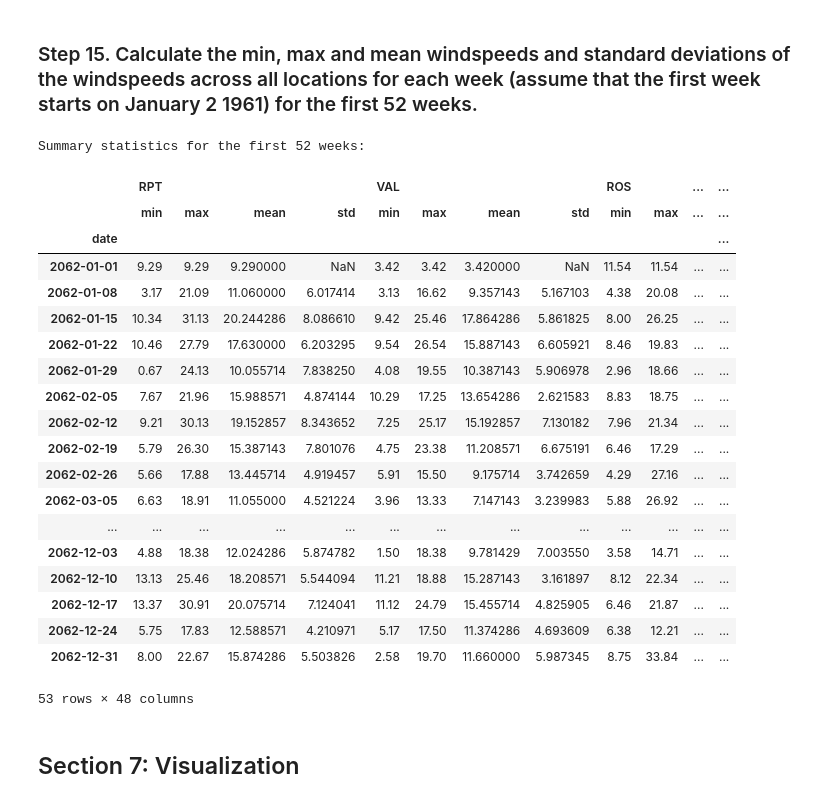
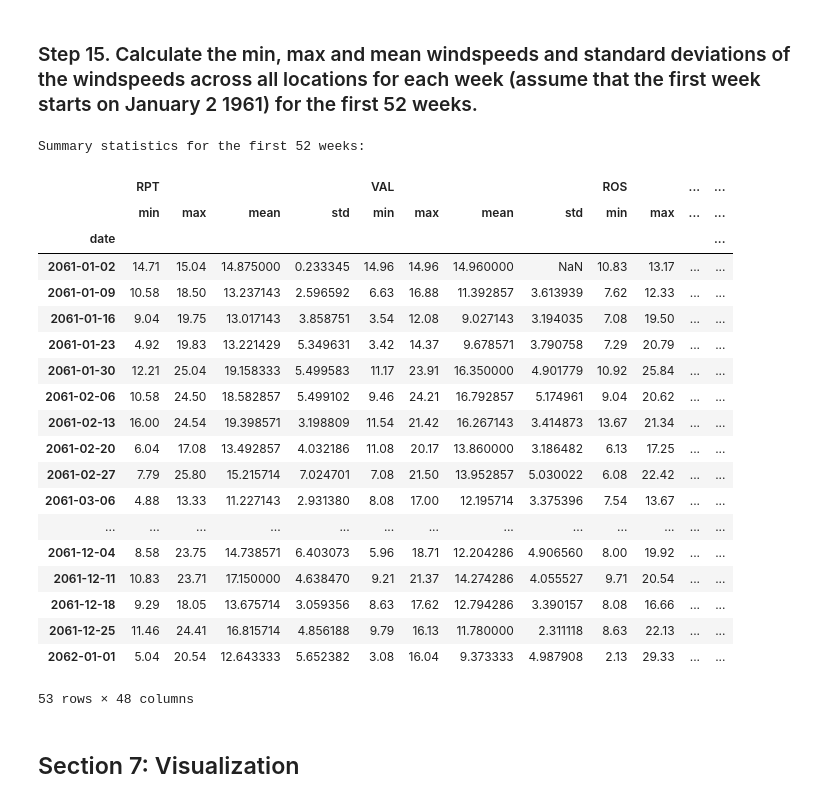
Before and after one commit to VitalijSipovskij/Project03_Panda, a Jupyter notebook: PP3_Pandas_Completed.ipynb, the cells around one changed output. Cells and saved outputs as stored; diff of their text form; code cells hidden in the pictures.

```diff
--- a/PP3_Pandas_Completed.ipynb
+++ b/PP3_Pandas_Completed.ipynb
@@ -897,10 +882,15 @@ Data without 2061 entries:
 # %% [markdown]
 ### Step 5. Set the right dates as the index. Pay attention at the data type, it should be datetime64[ns].
 # %%
-fixed_data = fixed_data.copy()
-fixed_data['date'] = pd.to_datetime(fixed_data['date'])
-fixed_data.set_index('date', inplace=True)
-fixed_data
+data = data.copy()
+data['date'] = pd.to_datetime(data['date'])
+data.set_index('date', inplace=True)
+data
+
+# fixed_data = fixed_data.copy()
+# fixed_data['date'] = pd.to_datetime(fixed_data['date'])
+# fixed_data.set_index('date', inplace=True)
+# fixed_data
 # %% [output]
 |  | RPT | VAL | ROS | KIL | SHA | BIR | DUB | CLA | MUL | CLO | BEL | ... |
 | date |  |  |  |  |  |  |  |  |  |  |  | ... |
@@ -1118,35 +1138,45 @@ weekly_data
 ### Step 15. Calculate the min, max and mean windspeeds and standard deviations of the windspeeds across all locations for each week (assume that the first week starts on January 2 1961) for the first 52 weeks.
 # %%
 # Correcting the start date to the first available date in the index
-start_date = fixed_data.index[0]
+start_date = data.index[0]
 # Calculating the end date for the first 52 weeks
 end_date = pd.to_datetime(start_date) + pd.DateOffset(weeks=52)
 # Slicing the DataFrame and resampling to weekly frequency
-weekly_data_first_52_weeks = fixed_data[start_date:end_date].resample('W').agg(['min', 'max', 'mean', 'std'])
+weekly_data_first_52_weeks = data[start_date:end_date].resample('W').agg(['min', 'max', 'mean', 'std'])
 # Printing the summary statistics for the first 52 weeks
 print("Summary statistics for the first 52 weeks:")
 weekly_data_first_52_weeks
+
+# # Correcting the start date to the first available date in the index
+# start_date = fixed_data.index[0]
+# # Calculating the end date for the first 52 weeks
+# end_date = pd.to_datetime(start_date) + pd.DateOffset(weeks=52)
+# # Slicing the DataFrame and resampling to weekly frequency
+# weekly_data_first_52_weeks = fixed_data[start_date:end_date].resample('W').agg(['min', 'max', 'mean', 'std'])
+# # Printing the summary statistics for the first 52 weeks
+# print("Summary statistics for the first 52 weeks:")
+# weekly_data_first_52_weeks
 # %% [output]
 Summary statistics for the first 52 weeks:
 |  | RPT |  |  |  | VAL |  |  |  | ROS |  | ... | ... |
 |  | min | max | mean | std | min | max | mean | std | min | max | ... | ... |
 | date |  |  |  |  |  |  |  |  |  |  |  | ... |
-| 2062-01-01 | 9.29 | 9.29 | 9.290000 | NaN | 3.42 | 3.42 | 3.420000 | NaN | 11.54 | 11.54 | ... | ... |
-| 2062-01-08 | 3.17 | 21.09 | 11.060000 | 6.017414 | 3.13 | 16.62 | 9.357143 | 5.167103 | 4.38 | 20.08 | ... | ... |
-| 2062-01-15 | 10.34 | 31.13 | 20.244286 | 8.086610 | 9.42 | 25.46 | 17.864286 | 5.861825 | 8.00 | 26.25 | ... | ... |
-| 2062-01-22 | 10.46 | 27.79 | 17.630000 | 6.203295 | 9.54 | 26.54 | 15.887143 | 6.605921 | 8.46 | 19.83 | ... | ... |
-| 2062-01-29 | 0.67 | 24.13 | 10.055714 | 7.838250 | 4.08 | 19.55 | 10.387143 | 5.906978 | 2.96 | 18.66 | ... | ... |
-| 2062-02-05 | 7.67 | 21.96 | 15.988571 | 4.874144 | 10.29 | 17.25 | 13.654286 | 2.621583 | 8.83 | 18.75 | ... | ... |
-| 2062-02-12 | 9.21 | 30.13 | 19.152857 | 8.343652 | 7.25 | 25.17 | 15.192857 | 7.130182 | 7.96 | 21.34 | ... | ... |
-| 2062-02-19 | 5.79 | 26.30 | 15.387143 | 7.801076 | 4.75 | 23.38 | 11.208571 | 6.675191 | 6.46 | 17.29 | ... | ... |
-| 2062-02-26 | 5.66 | 17.88 | 13.445714 | 4.919457 | 5.91 | 15.50 | 9.175714 | 3.742659 | 4.29 | 27.16 | ... | ... |
-| 2062-03-05 | 6.63 | 18.91 | 11.055000 | 4.521224 | 3.96 | 13.33 | 7.147143 | 3.239983 | 5.88 | 26.92 | ... | ... |
+| 2061-01-02 | 14.71 | 15.04 | 14.875000 | 0.233345 | 14.96 | 14.96 | 14.960000 | NaN | 10.83 | 13.17 | ... | ... |
+| 2061-01-09 | 10.58 | 18.50 | 13.237143 | 2.596592 | 6.63 | 16.88 | 11.392857 | 3.613939 | 7.62 | 12.33 | ... | ... |
+| 2061-01-16 | 9.04 | 19.75 | 13.017143 | 3.858751 | 3.54 | 12.08 | 9.027143 | 3.194035 | 7.08 | 19.50 | ... | ... |
+| 2061-01-23 | 4.92 | 19.83 | 13.221429 | 5.349631 | 3.42 | 14.37 | 9.678571 | 3.790758 | 7.29 | 20.79 | ... | ... |
+| 2061-01-30 | 12.21 | 25.04 | 19.158333 | 5.499583 | 11.17 | 23.91 | 16.350000 | 4.901779 | 10.92 | 25.84 | ... | ... |
+| 2061-02-06 | 10.58 | 24.50 | 18.582857 | 5.499102 | 9.46 | 24.21 | 16.792857 | 5.174961 | 9.04 | 20.62 | ... | ... |
+| 2061-02-13 | 16.00 | 24.54 | 19.398571 | 3.198809 | 11.54 | 21.42 | 16.267143 | 3.414873 | 13.67 | 21.34 | ... | ... |
+| 2061-02-20 | 6.04 | 17.08 | 13.492857 | 4.032186 | 11.08 | 20.17 | 13.860000 | 3.186482 | 6.13 | 17.25 | ... | ... |
+| 2061-02-27 | 7.79 | 25.80 | 15.215714 | 7.024701 | 7.08 | 21.50 | 13.952857 | 5.030022 | 6.08 | 22.42 | ... | ... |
+| 2061-03-06 | 4.88 | 13.33 | 11.227143 | 2.931380 | 8.08 | 17.00 | 12.195714 | 3.375396 | 7.54 | 13.67 | ... | ... |
 | ... | ... | ... | ... | ... | ... | ... | ... | ... | ... | ... | ... | ... |
-| 2062-12-03 | 4.88 | 18.38 | 12.024286 | 5.874782 | 1.50 | 18.38 | 9.781429 | 7.003550 | 3.58 | 14.71 | ... | ... |
-| 2062-12-10 | 13.13 | 25.46 | 18.208571 | 5.544094 | 11.21 | 18.88 | 15.287143 | 3.161897 | 8.12 | 22.34 | ... | ... |
-| 2062-12-17 | 13.37 | 30.91 | 20.075714 | 7.124041 | 11.12 | 24.79 | 15.455714 | 4.825905 | 6.46 | 21.87 | ... | ... |
-| 2062-12-24 | 5.75 | 17.83 | 12.588571 | 4.210971 | 5.17 | 17.50 | 11.374286 | 4.693609 | 6.38 | 12.21 | ... | ... |
-| 2062-12-31 | 8.00 | 22.67 | 15.874286 | 5.503826 | 2.58 | 19.70 | 11.660000 | 5.987345 | 8.75 | 33.84 | ... | ... |
+| 2061-12-04 | 8.58 | 23.75 | 14.738571 | 6.403073 | 5.96 | 18.71 | 12.204286 | 4.906560 | 8.00 | 19.92 | ... | ... |
+| 2061-12-11 | 10.83 | 23.71 | 17.150000 | 4.638470 | 9.21 | 21.37 | 14.274286 | 4.055527 | 9.71 | 20.54 | ... | ... |
+| 2061-12-18 | 9.29 | 18.05 | 13.675714 | 3.059356 | 8.63 | 17.62 | 12.794286 | 3.390157 | 8.08 | 16.66 | ... | ... |
+| 2061-12-25 | 11.46 | 24.41 | 16.815714 | 4.856188 | 9.79 | 16.13 | 11.780000 | 2.311118 | 8.63 | 22.13 | ... | ... |
+| 2062-01-01 | 5.04 | 20.54 | 12.643333 | 5.652382 | 3.08 | 16.04 | 9.373333 | 4.987908 | 2.13 | 29.33 | ... | ... |
 53 rows × 48 columns
 # %% [markdown]
 ## Section 7: Visualization
```
Also changed, not shown: parts of 12 cells of this notebook.
